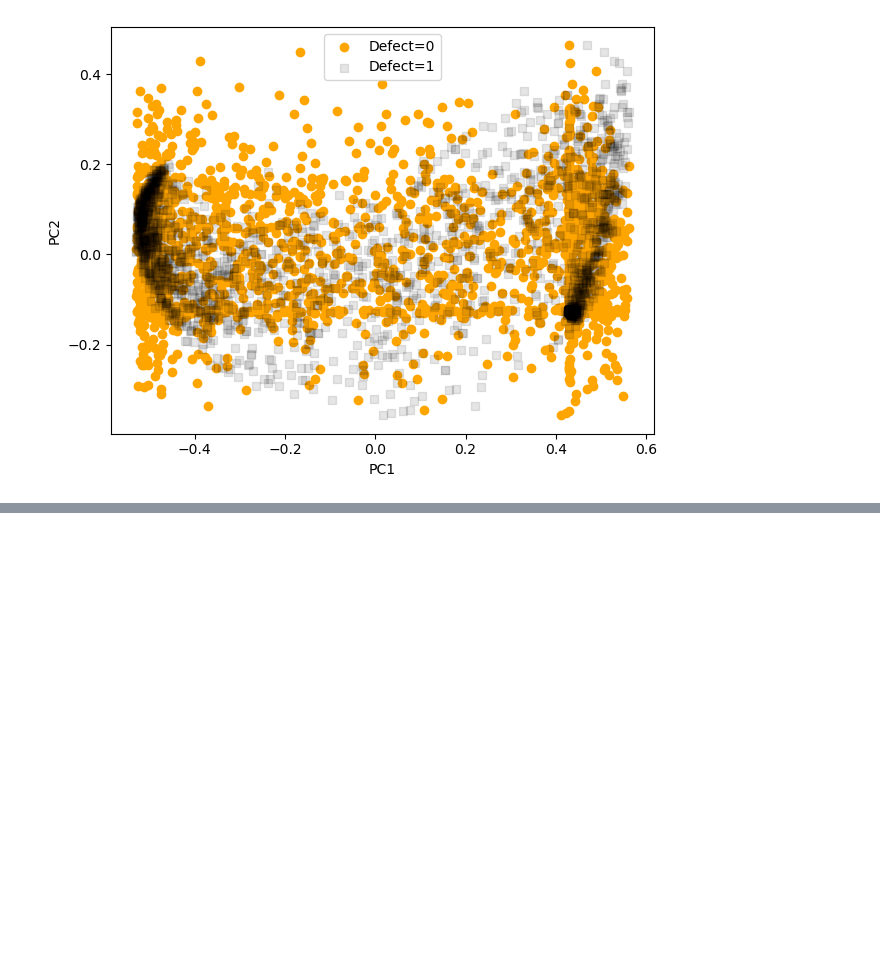
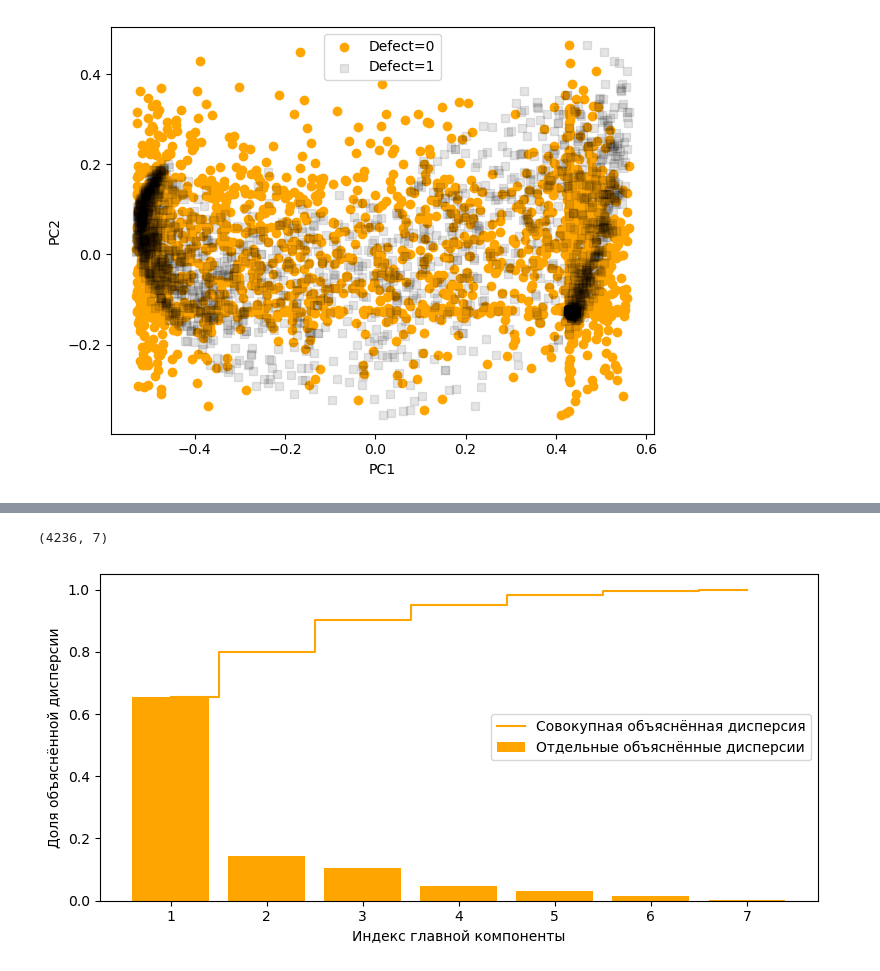
Before and after one commit to Makiavelly/ML-CMP-Different-Models, a Jupyter notebook: mldifmod.ipynb, the cells around one changed output, grey strips where cells are left out. Drawn from its saved outputs; the diff is of its cells as text; code cells hidden in the pictures; blank space fills up the shorter version.

```diff
--- a/mldifmod.ipynb
+++ b/mldifmod.ipynb
@@ -260,0 +303,9 @@ RandomForestClassifier?
+# %%
+sorted_idx = np.argsort(rf.feature_importances_)[::-1]
+sorted_importances = rf.feature_importances_[sorted_idx]
+
+X_train_sorted_importances = X_train_std[:, sorted_idx]
+
+names_columns = dataset.columns.values[:-1]
+names_columns = names_columns[sorted_idx]
+names_columns
@@ -260,0 +322,31 @@ RandomForestClassifier?
+# %%
+pca_sort = PCA()
+X_train_pca_sort = pca_sort.fit_transform(X_train_sorted_importances[:, :7])
+X_train_pca_sort.shape
+# %% [output]
+(4236, 7)
+# %%
+cum_var = np.cumsum(pca_sort.explained_variance_ratio_)
+
+plt.figure(figsize=(8,4))
+plt.bar(
+    range(1, len(pca_sort.explained_variance_ratio_) + 1),
+    pca_sort.explained_variance_ratio_,
+    align='center',
+    label='Отдельные объяснённые дисперсии',
+    color='orange'
+)
+plt.step(
+    range(1, len(pca_sort.explained_variance_ratio_) + 1),
+    cum_var,
+    where='mid',
+    label='Совокупная объяснённая дисперсия',
+    color='orange'
+)
+plt.xlabel('Индекс главной компоненты')
+plt.ylabel('Доля объяснённой дисперсии')
+plt.legend(loc='best')
+plt.tight_layout()
+plt.show()
+# %% [output]
+[figure, added]
```
Also changed, not shown: parts of 21 cells of this notebook.
